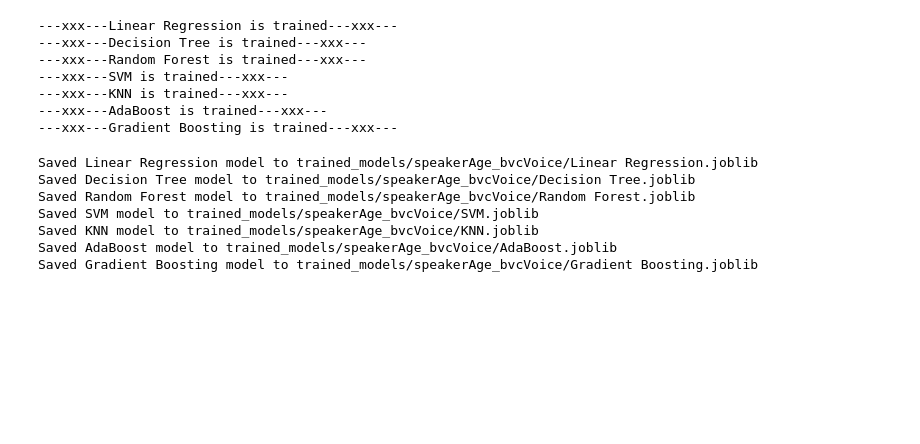
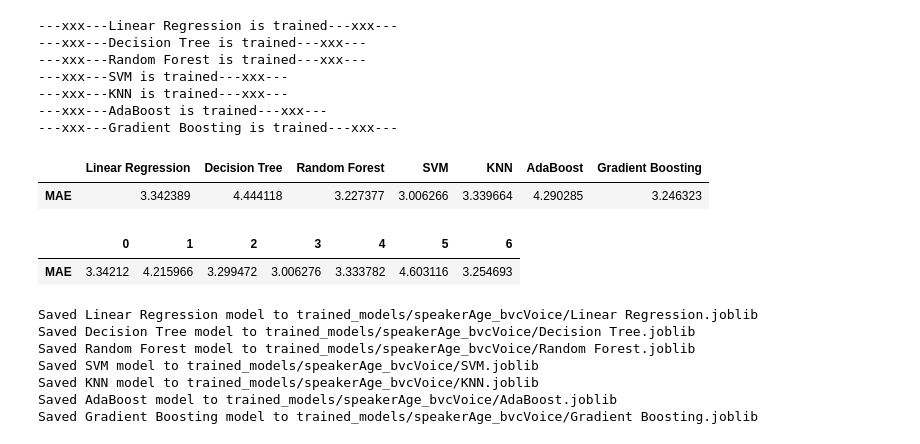
Before and after one commit to darshitttt/whisperx_exp, a Jupyter notebook: bvcvoice_ageTrain.ipynb, the cells around one changed output. Saved outputs shown, nothing was run; the diff lists cells and outputs as text; code cells hidden in the pictures; blank space fills up the shorter version.

```diff
--- a/bvcvoice_ageTrain.ipynb
+++ b/bvcvoice_ageTrain.ipynb
@@ -2,3 +2,8 @@
 import model_utils as mu
 import numpy as np
 import pandas as pd
+# %%
+# Gender prediction models
+gender_models = mu.MLModelManager('classification', all_models=True)
+gender_models.load_classification_MLModels('trained_models/speakerGender_KaggleAndVoxCeleb/')
+classifier_helper = mu.default_feature_extractor_dict
@@ -5,6 +18,21 @@ import pandas as pd
+# %%
+# New feature extractor in order to add the gender preds from different models
+def new_extract_feats(file_path):
+    feat = classifier_helper['feature_extractor_fn'](file_path)
+    feat_ = classifier_helper['scaler'].transform(feat.reshape(1, -1))
+    preds = []
+    for model in gender_models.models:
+        preds.append(gender_models.models[model].predict(feat_))
+    new_feat = sum(preds) / len(preds)
+    return np.hstack([feat, new_feat])
+# %%
+feature_extractor_dict = {
+    'feature_extractor_fn': new_extract_feats,
+    'scaler': classifier_helper['scaler'],
+}
 # %%
 csv_file = 'bvcVoice_genderAge.csv'
-regression_dataset = mu.Dataset_Regression_MLModel(csv_file)
+regression_dataset = mu.Dataset_Regression_MLModel(csv_file, feature_extractor=feature_extractor_dict)
 regression_models = mu.MLModelManager('regression', all_models=True)
 # %%
 X_train, X_test, y_train, y_test = regression_dataset.get_train_test_split()
@@ -17,6 +45,16 @@ eval_results = regression_models.train_regression_MLModels(X_train, y_train, X_t
 ---xxx---KNN is trained---xxx---
 ---xxx---AdaBoost is trained---xxx---
 ---xxx---Gradient Boosting is trained---xxx---
+# %%
+pd.DataFrame(eval_results)
+# %% [output]
+|  | Linear Regression | Decision Tree | Random Forest | SVM | KNN | AdaBoost | Gradient Boosting |
+| MAE | 3.342389 | 4.444118 | 3.227377 | 3.006266 | 3.339664 | 4.290285 | 3.246323 |
+# %%
+pd.read_csv('trained_models/speakerAge_bvcVoice/report.csv').transpose()
+# %% [output]
+|  | 0 | 1 | 2 | 3 | 4 | 5 | 6 |
+| MAE | 3.34212 | 4.215966 | 3.299472 | 3.006276 | 3.333782 | 4.603116 | 3.254693 |
 # %%
 regression_models.save_regression_MLModels('trained_models/speakerAge_bvcVoice/')
 # %% [output]
```
Also changed, not shown: parts of 1 cell of this notebook.
